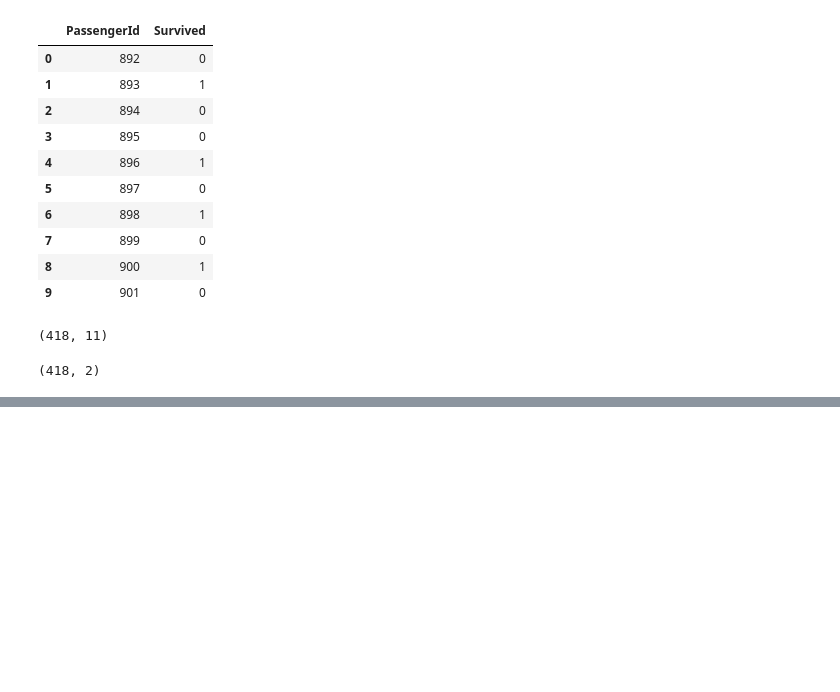
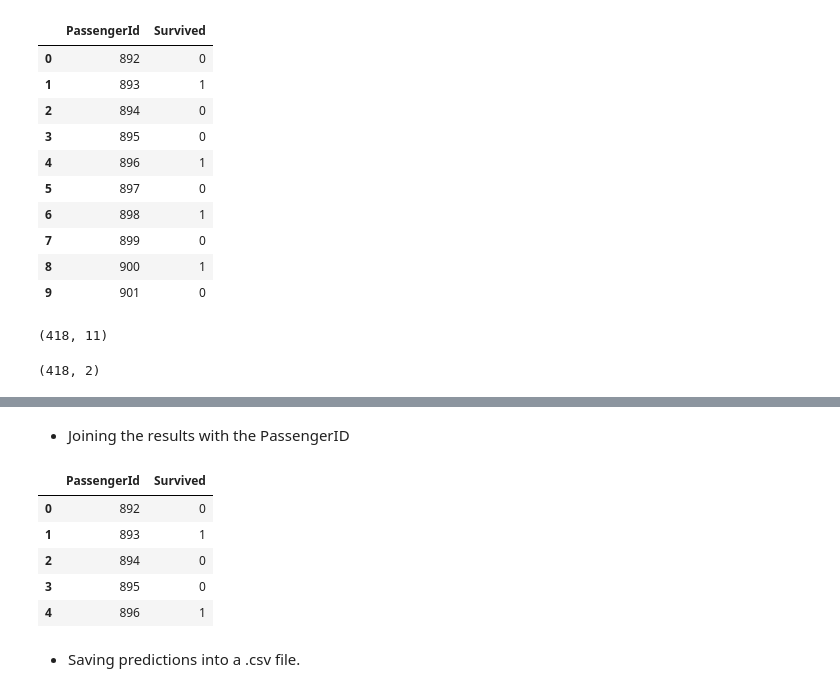
Before and after one commit to cruz-marco/titanic_kaggle, a Jupyter notebook: titanic-run.ipynb, the cells around one changed output, grey strips where cells are left out. Saved outputs shown, nothing was run; the diff lists cells and outputs as text; code cells hidden in the pictures; blank space fills up the shorter version.

```diff
--- a/titanic-run.ipynb
+++ b/titanic-run.ipynb
@@ -658,0 +776,16 @@ weighted avg       0.86      0.86      0.86       331
+# %% [markdown]
+- Joining the results with the PassengerID
+# %%
+gender_sub = gender_sub.drop(columns=['Survived'])
+gender_sub['Survived'] = pd.Series(pred2)
+
+gender_sub.head()
+# %% [output]
+|  | PassengerId | Survived |
+| 0 | 892 | 0 |
+| 1 | 893 | 1 |
+| 2 | 894 | 0 |
+| 3 | 895 | 0 |
+| 4 | 896 | 1 |
+# %% [markdown]
+- Saving predictions into a .csv file.
```
Also changed, not shown: parts of 35 cells of this notebook.
